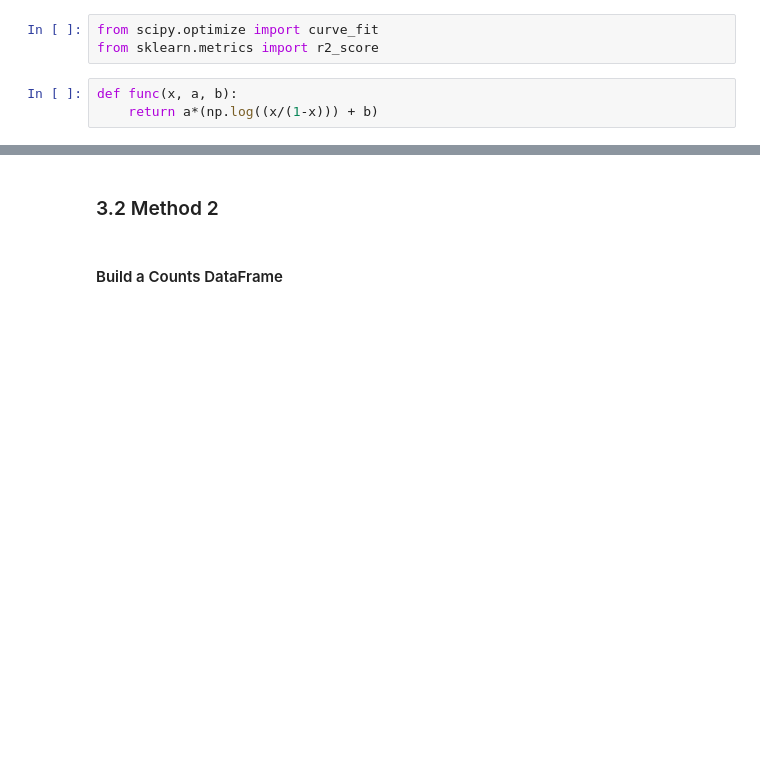
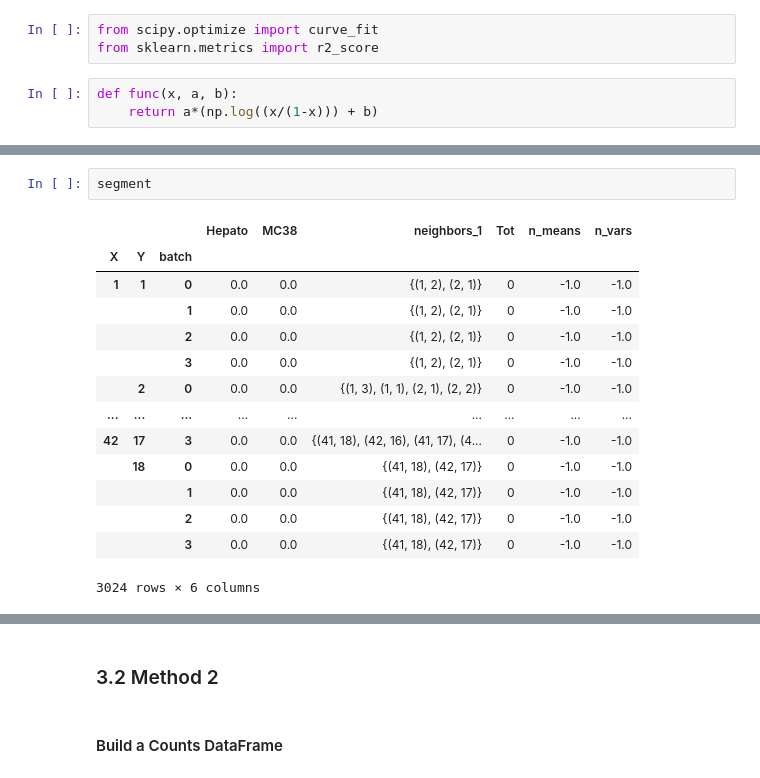
Before and after one commit to yelabucsf/spatial, a Jupyter notebook: spatial.notebooks/make.images.ipynb, the cells around one changed output, grey strips where cells are left out. Cells and saved outputs as stored; diff of their text form; blank space fills up the shorter version.

```diff
--- a/spatial.notebooks/make.images.ipynb
+++ b/spatial.notebooks/make.images.ipynb
@@ -508,0 +574,17 @@ plt.ylabel('Mean Percentage Hepatocyte Cells of Neighboring Wells');
+# %%
+segment
+# %% [output]
+|  |  |  | Hepato | MC38 | neighbors_1 | Tot | n_means | n_vars |
+| X | Y | batch |  |  |  |  |  |  |
+| 1 | 1 | 0 | 0.0 | 0.0 | {(1, 2), (2, 1)} | 0 | -1.0 | -1.0 |
+|  |  | 1 | 0.0 | 0.0 | {(1, 2), (2, 1)} | 0 | -1.0 | -1.0 |
+|  |  | 2 | 0.0 | 0.0 | {(1, 2), (2, 1)} | 0 | -1.0 | -1.0 |
+|  |  | 3 | 0.0 | 0.0 | {(1, 2), (2, 1)} | 0 | -1.0 | -1.0 |
+|  | 2 | 0 | 0.0 | 0.0 | {(1, 3), (1, 1), (2, 1), (2, 2)} | 0 | -1.0 | -1.0 |
+| ... | ... | ... | ... | ... | ... | ... | ... | ... |
+| 42 | 17 | 3 | 0.0 | 0.0 | {(41, 18), (42, 16), (41, 17), (4... | 0 | -1.0 | -1.0 |
+|  | 18 | 0 | 0.0 | 0.0 | {(41, 18), (42, 17)} | 0 | -1.0 | -1.0 |
+|  |  | 1 | 0.0 | 0.0 | {(41, 18), (42, 17)} | 0 | -1.0 | -1.0 |
+|  |  | 2 | 0.0 | 0.0 | {(41, 18), (42, 17)} | 0 | -1.0 | -1.0 |
+|  |  | 3 | 0.0 | 0.0 | {(41, 18), (42, 17)} | 0 | -1.0 | -1.0 |
+3024 rows × 6 columns
```
Also changed, not shown: parts of 49 cells of this notebook.
